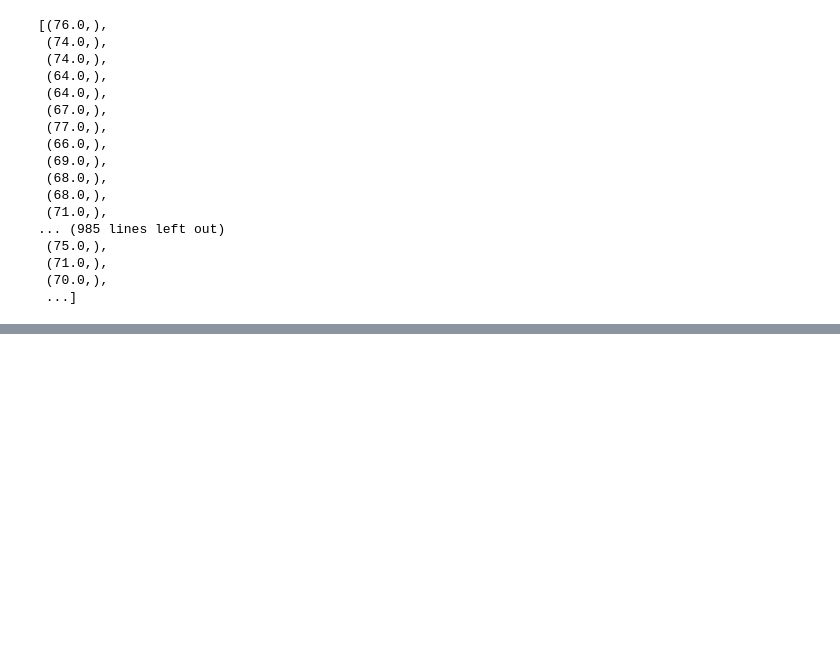
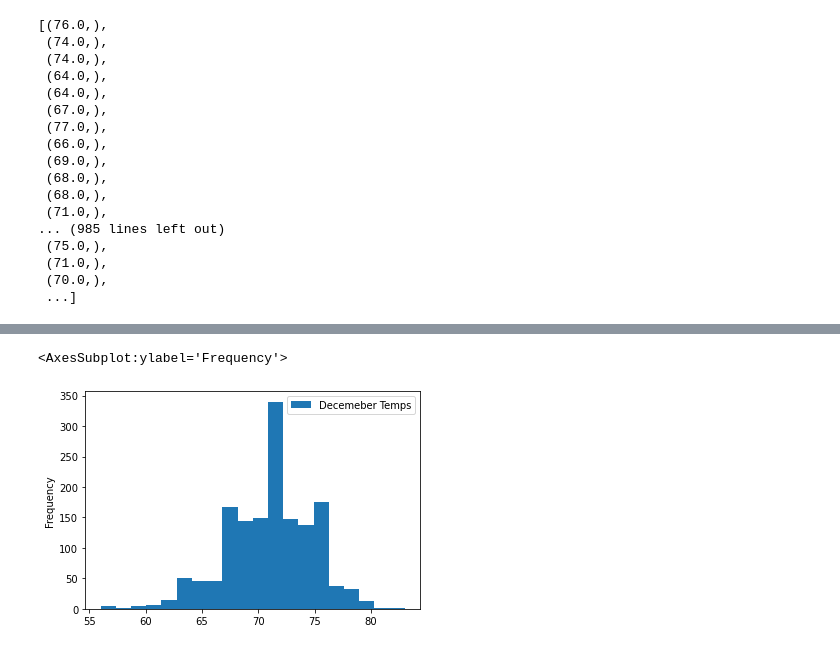
Before and after one commit to lucasbratland/surfs_up, a Jupyter notebook: SurfsUp_Challenge.ipynb, the cells around one changed output, grey strips where cells are left out. Cells and saved outputs as stored; diff of their text form; code cells hidden in the pictures; blank space fills up the shorter version.

```diff
--- a/SurfsUp_Challenge.ipynb
+++ b/SurfsUp_Challenge.ipynb
@@ -144,0 +170,6 @@ df.describe()
+# %%
+#Plot December results
+dec_df.plot.hist(bins=20)
+# %% [output]
+<AxesSubplot:ylabel='Frequency'>
+[figure, added]
```
Also changed, not shown: parts of 7 cells of this notebook.
